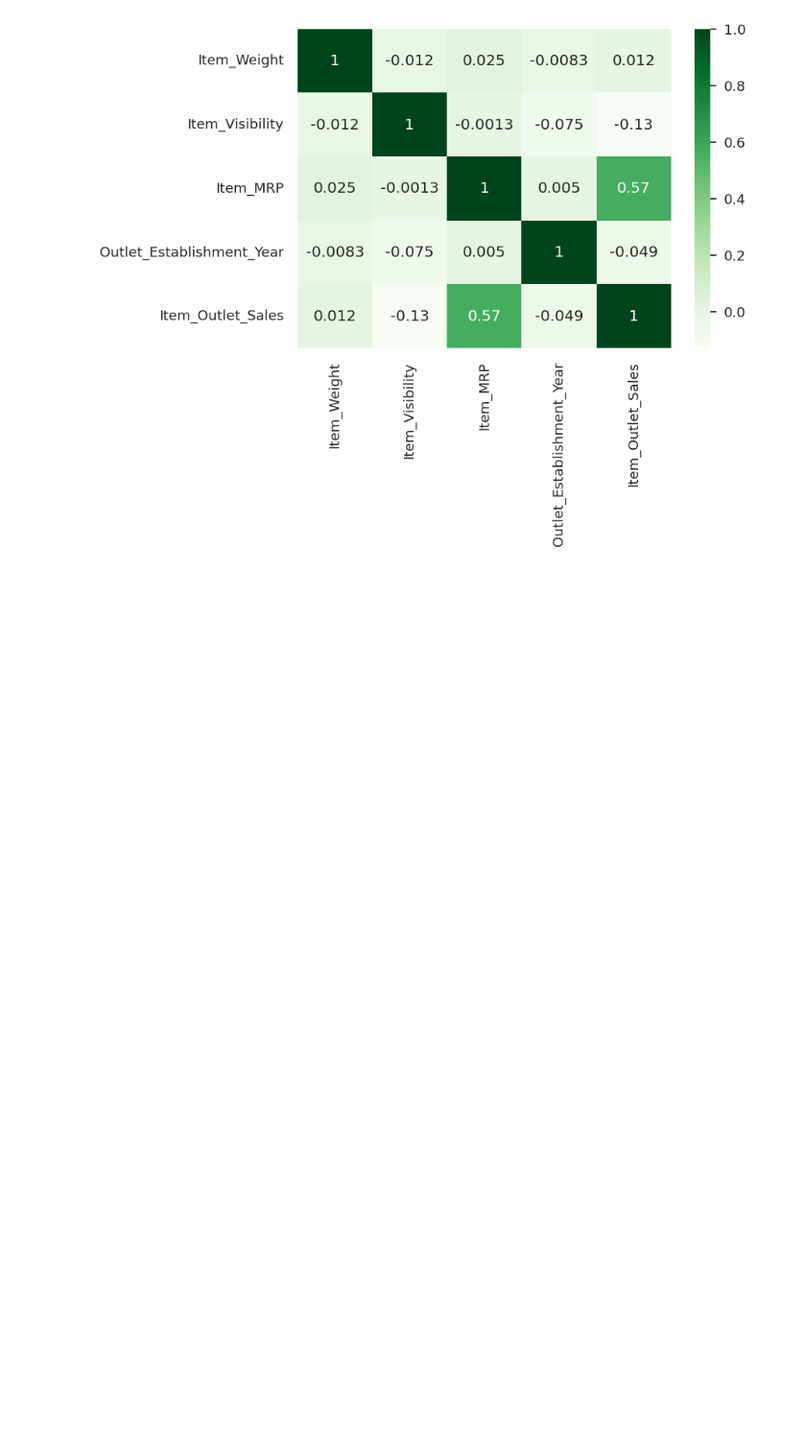
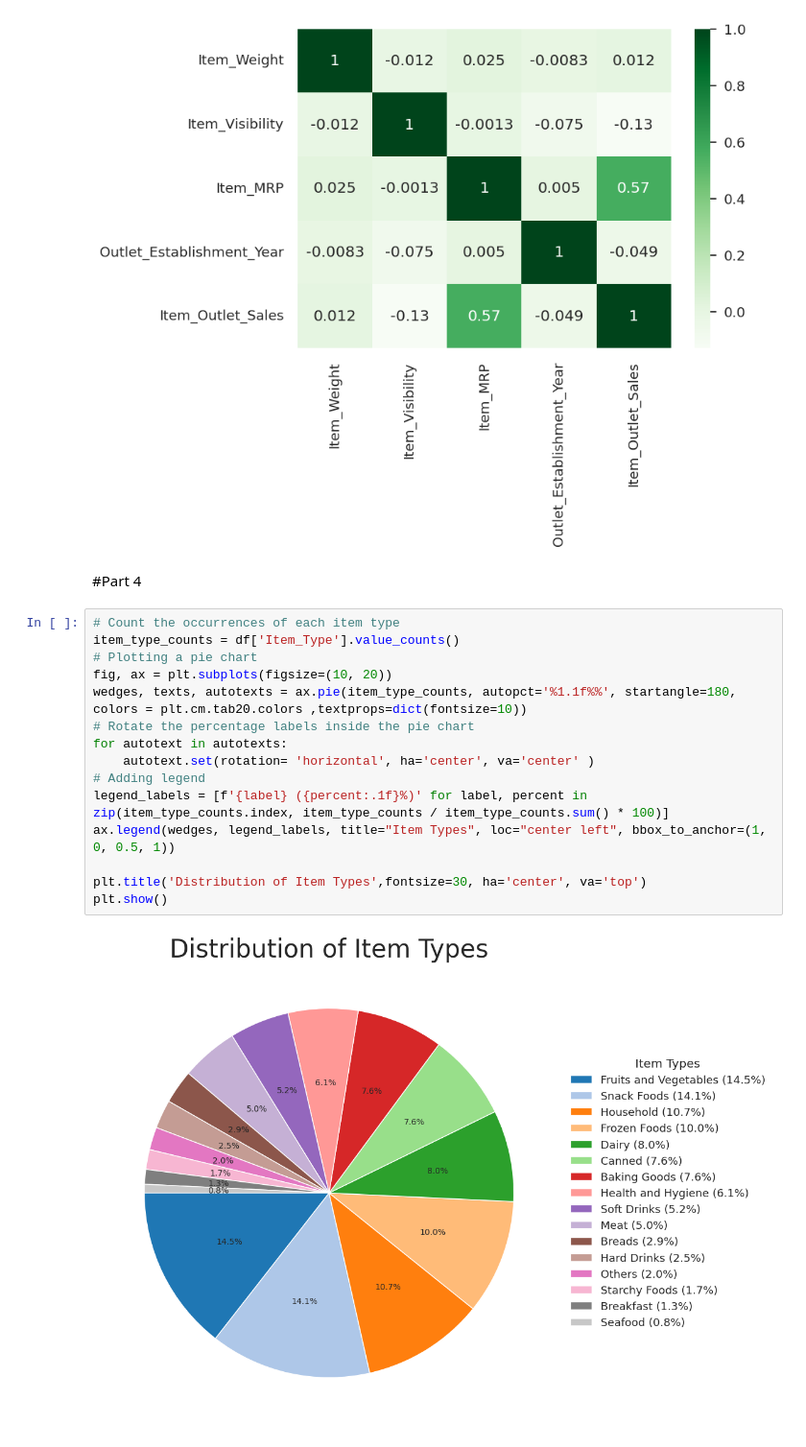
Before and after one commit to Meyssemmedini/food-sales-prediction, a Jupyter notebook: sale_prediction.ipynb, the cells around one changed output. Shown: that part at 96% size. Drawn from its saved outputs; the diff is of its cells as text; blank space fills up the shorter version.

```diff
--- a/sale_prediction.ipynb
+++ b/sale_prediction.ipynb
@@ -482,3 +484,22 @@ sns.heatmap(corr, cmap = 'Greens', annot = True)
 # %% [output]
 <Axes: >
 [figure]
+# %% [markdown]
+#Part 4
+# %%
+# Count the occurrences of each item type
+item_type_counts = df['Item_Type'].value_counts()
+# Plotting a pie chart
+fig, ax = plt.subplots(figsize=(10, 20))
+wedges, texts, autotexts = ax.pie(item_type_counts, autopct='%1.1f%%', startangle=180, colors = plt.cm.tab20.colors ,textprops=dict(fontsize=10))
+# Rotate the percentage labels inside the pie chart
+for autotext in autotexts:
+    autotext.set(rotation= 'horizontal', ha='center', va='center' )
+# Adding legend
+legend_labels = [f'{label} ({percent:.1f}%)' for label, percent in zip(item_type_counts.index, item_type_counts / item_type_counts.sum() * 100)]
+ax.legend(wedges, legend_labels, title="Item Types", loc="center left", bbox_to_anchor=(1, 0, 0.5, 1))
+
+plt.title('Distribution of Item Types',fontsize=30, ha='center', va='top')
+plt.show()
+# %% [output]
+[figure, added]
```
Also changed, not shown: parts of 6 cells of this notebook.
